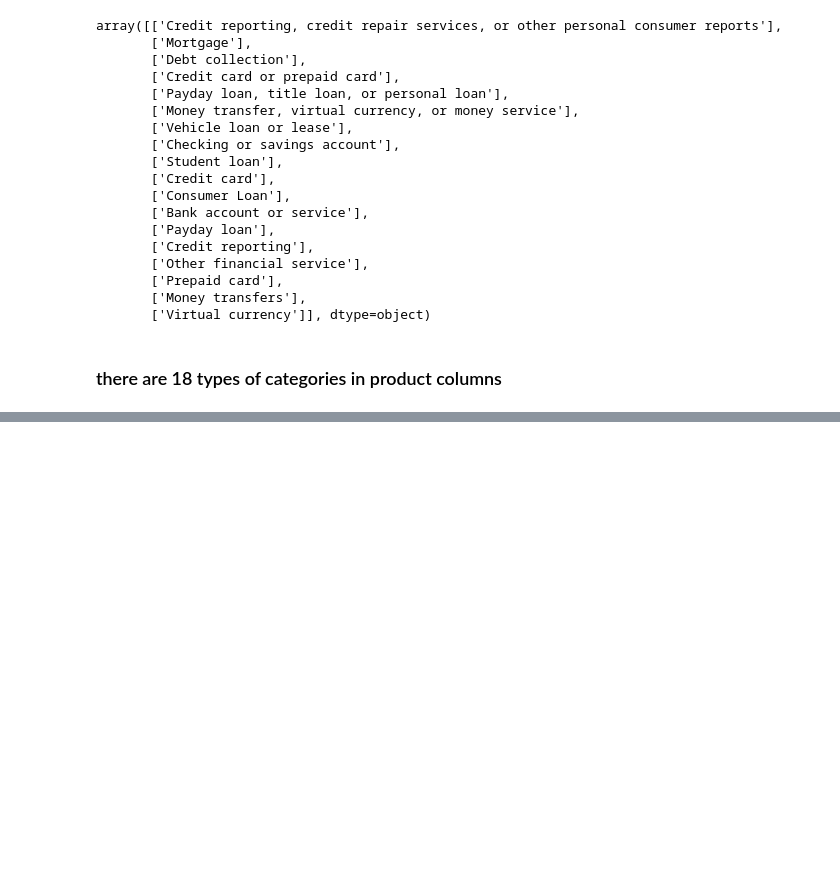
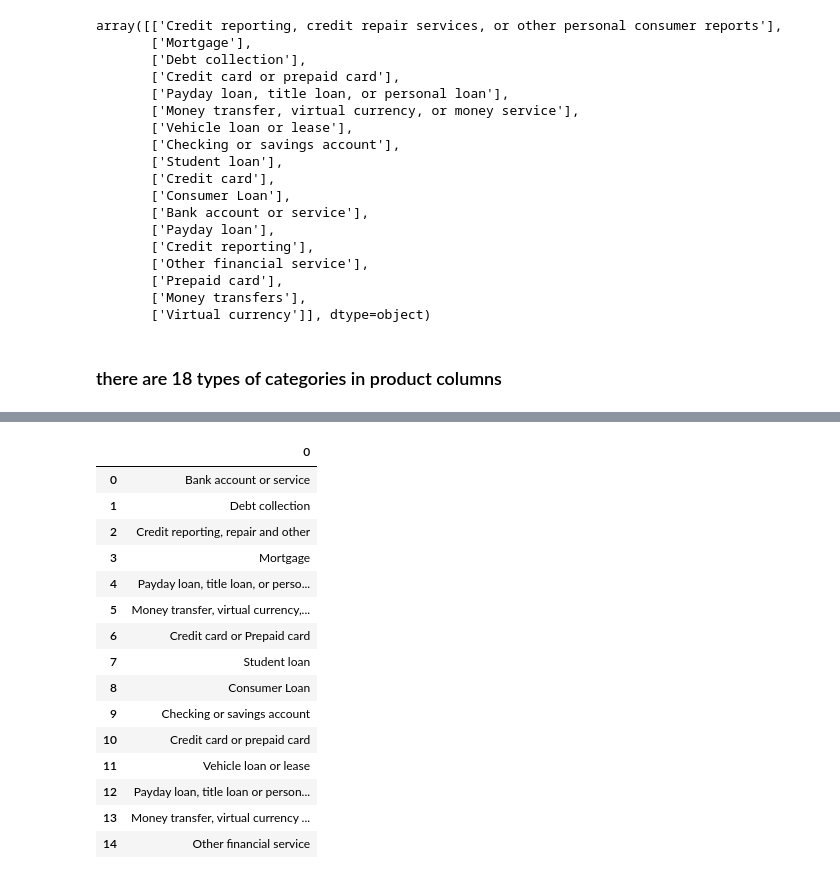
Before and after one commit to jasimdipu/value_base, a Jupyter notebook: consumer_complaints.ipynb, the cells around one changed output, grey strips where cells are left out. Saved outputs shown, nothing was run; the diff lists cells and outputs as text; code cells hidden in the pictures; blank space fills up the shorter version.

```diff
--- a/consumer_complaints.ipynb
+++ b/consumer_complaints.ipynb
@@ -290,0 +290,19 @@ data.sort_values('consumer_complaint', ascending=False)
+# %%
+pd.DataFrame(sample_data['product'].unique())
+# %% [output]
+|  | 0 |
+| 0 | Bank account or service |
+| 1 | Debt collection |
+| 2 | Credit reporting, repair and other |
+| 3 | Mortgage |
+| 4 | Payday loan, title loan, or perso... |
+| 5 | Money transfer, virtual currency,... |
+| 6 | Credit card or Prepaid card |
+| 7 | Student loan |
+| 8 | Consumer Loan |
+| 9 | Checking or savings account |
+| 10 | Credit card or prepaid card |
+| 11 | Vehicle loan or lease |
+| 12 | Payday loan, title loan or person... |
+| 13 | Money transfer, virtual currency ... |
+| 14 | Other financial service |
```
Also changed, not shown: parts of 18 cells of this notebook.
